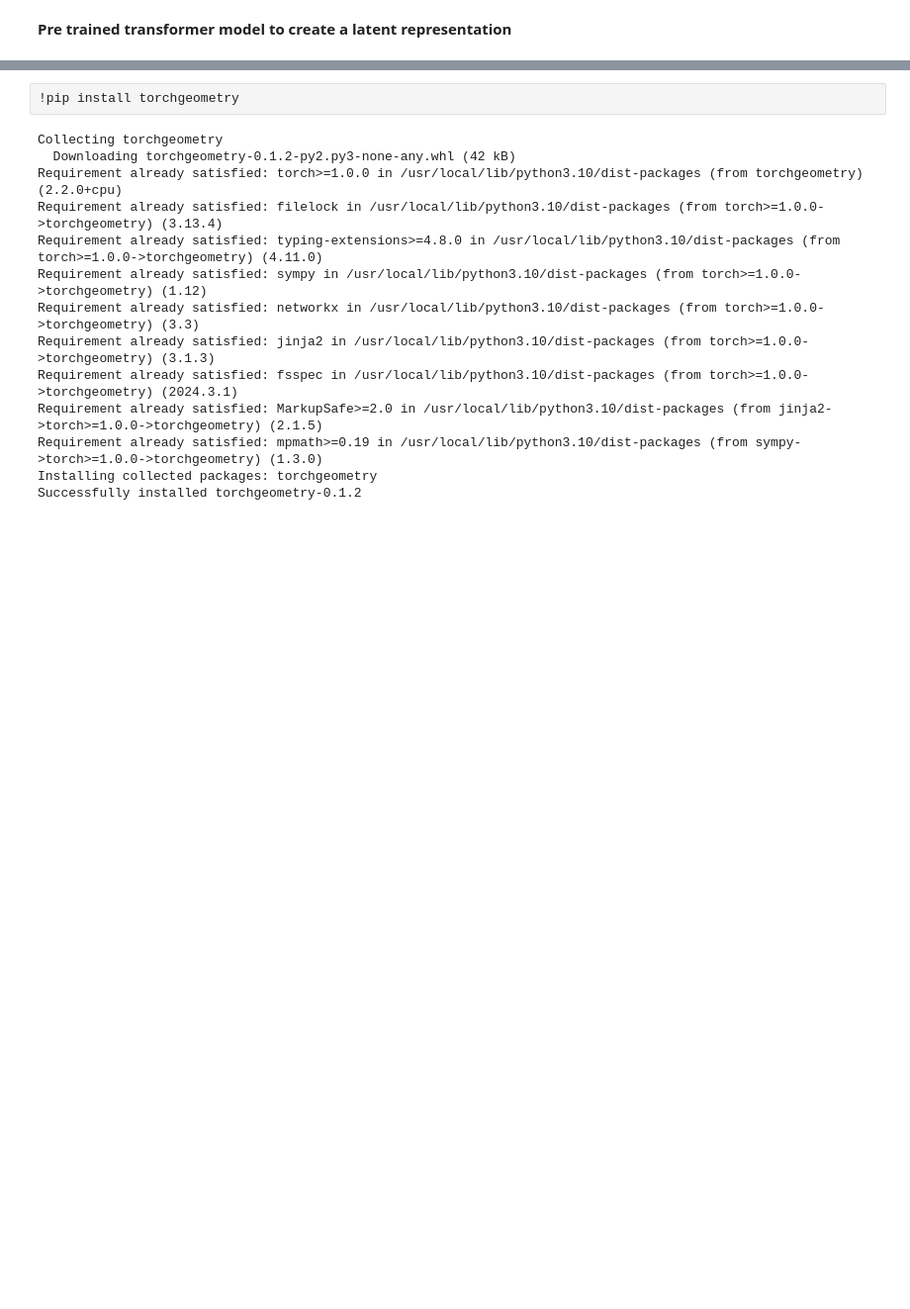
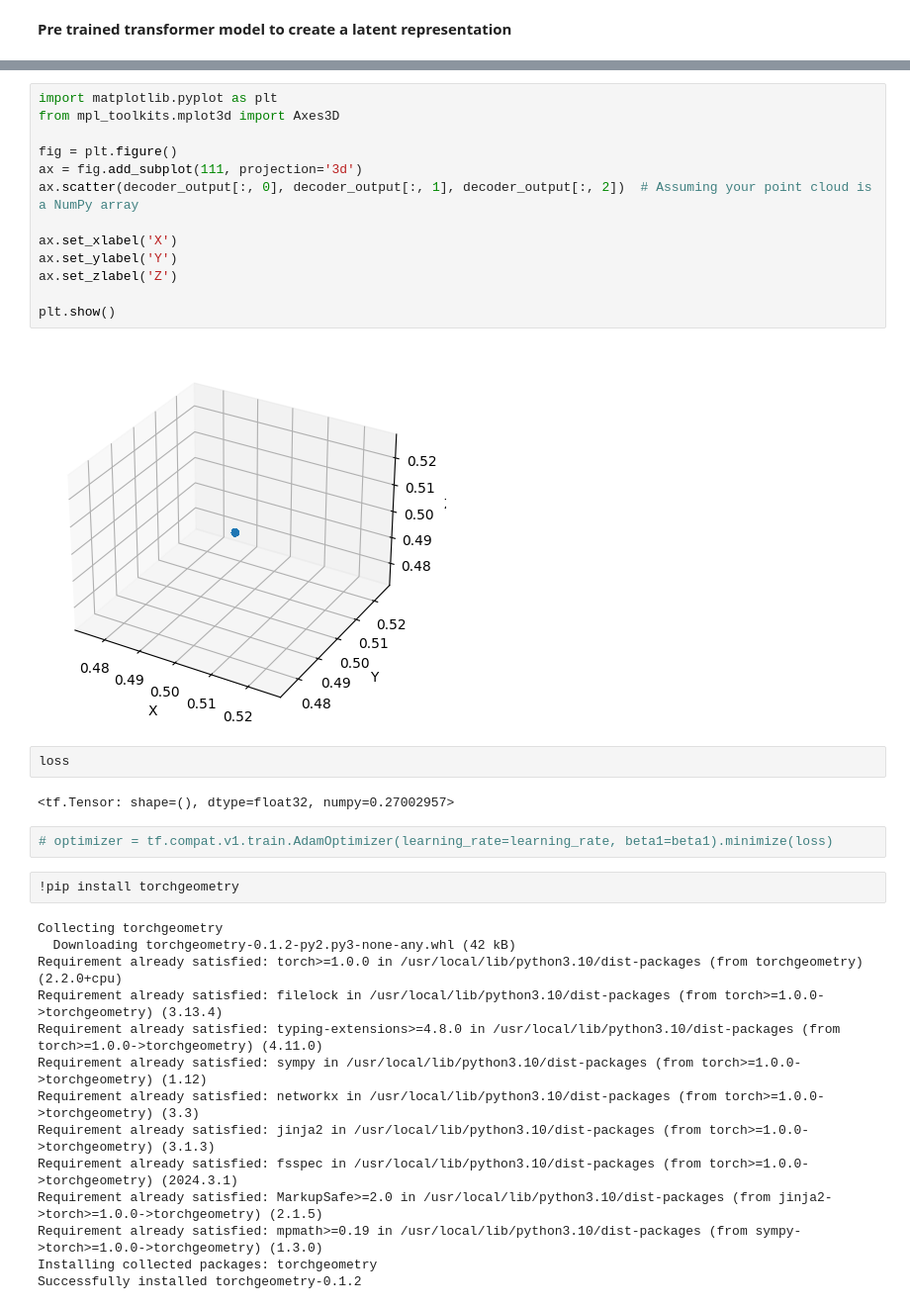
Before and after one commit to Rohit-Roby/Project, a Jupyter notebook: Replica.ipynb, the cells around one changed output, grey strips where cells are left out. Shown at 99% size. Cells and saved outputs as stored; diff of their text form; blank space fills up the shorter version.

```diff
--- a/Replica.ipynb
+++ b/Replica.ipynb
@@ -694,3 +1005,24 @@ Latent Representation: torch.Size([1, 1024])
+# %%
+import matplotlib.pyplot as plt
+from mpl_toolkits.mplot3d import Axes3D
+
+fig = plt.figure()
+ax = fig.add_subplot(111, projection='3d')
+ax.scatter(decoder_output[:, 0], decoder_output[:, 1], decoder_output[:, 2])  # Assuming your point cloud is a NumPy array
+
+ax.set_xlabel('X')
+ax.set_ylabel('Y')
+ax.set_zlabel('Z')
+
+plt.show()
+# %% [output]
+[figure, added]
+# %%
+loss
+# %% [output]
+<tf.Tensor: shape=(), dtype=float32, numpy=0.27002957>
+# %%
+# optimizer = tf.compat.v1.train.AdamOptimizer(learning_rate=learning_rate, beta1=beta1).minimize(loss)
 # %%
 !pip install torchgeometry
 # %% [output]
```
Also changed, not shown: parts of 41 cells of this notebook.
